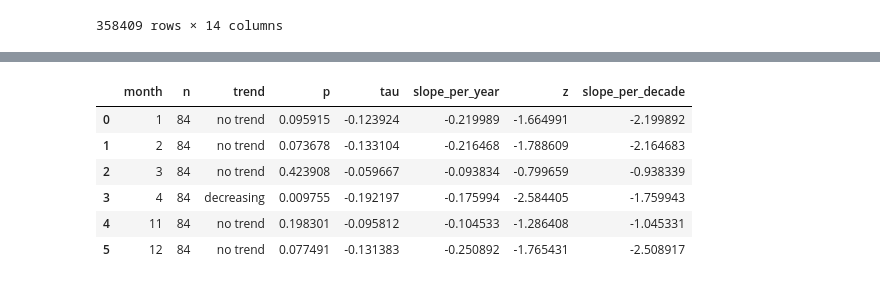
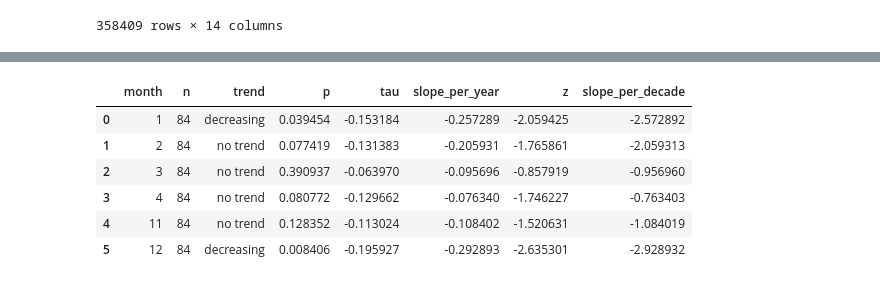
Before and after one commit to Mitch-P-Analyst/Europe_Snowpack_Depths, a Jupyter notebook: Part_2_EDA.ipynb, the cells around one changed output, grey strips where cells are left out. Drawn from its saved outputs; the diff is of its cells as text; code cells hidden in the pictures.

Commit message:
EDA Continue #3

```diff
--- a/Part_2_EDA.ipynb
+++ b/Part_2_EDA.ipynb
@@ -374,0 +493,37 @@ snow_recordings
+# %%
+
+rows = []
+
+# 1) aggregate: mean snow depth per (country, year)
+df_agg = (snow_recordings
+          .groupby(['country','year'])['hnsum']
+          .mean()
+          .reset_index())
+
+for c, g in df_agg.groupby('country'):
+    # 2) series
+    g = g.sort_values('year')
+    x = g['hnsum'].to_numpy(dtype=float)
+    x = x[~np.isnan(x)]
+    n = len(x)
+
+    if n < 15:
+        rows.append({'country': c, 'n': n, 'variant': 'original',
+                     'trend': 'insufficient', 'p': np.nan, 'tau': np.nan,
+                     'slope_per_year': np.nan})
+        continue
+
+    # # 3a) MK original
+    # res1 = mk.original_test(x)
+    # rows.append({'country': c, 'n': n, 'variant': 'original',
+    #              'trend': res1.trend, 'p': res1.p, 'tau': res1.Tau,
+    #              'slope_per_year': res1.slope, 'slope_per_decade': res1.slope*10})
+
+    # 3b) MK Hamed–Rao (autocorr-adjusted)
+    res2 = mk.hamed_rao_modification_test(x)
+    rows.append({'country': c, 'n': n, 'variant': 'hamed_rao',
+                 'trend': res2.trend, 'p': res2.p, 'tau': res2.Tau,
+                 'slope_per_year': res2.slope, 'slope_per_decade': res2.slope*10})
+
+mk_country_simple = pd.DataFrame(rows).sort_values(['country','variant']).reset_index(drop=True)
+mk_country_simple
@@ -444,20 +605,20 @@ def mann_kendall_by_group(
 # %%
 mk_month = mann_kendall_by_group(
     snow_recordings,
     group_cols=['month'],
     time_col='year',
     value_col='hnsum',
-    agg='mean',
+    agg='median',
     min_length=15,
     variant='original',
     slope_per='decade'
 )
 mk_month
 # %% [output]
 |  | month | n | trend | p | tau | slope_per_year | z | slope_per_decade |
-| 0 | 1 | 84 | no trend | 0.095915 | -0.123924 | -0.219989 | -1.664991 | -2.199892 |
-| 1 | 2 | 84 | no trend | 0.073678 | -0.133104 | -0.216468 | -1.788609 | -2.164683 |
-| 2 | 3 | 84 | no trend | 0.423908 | -0.059667 | -0.093834 | -0.799659 | -0.938339 |
-| 3 | 4 | 84 | decreasing | 0.009755 | -0.192197 | -0.175994 | -2.584405 | -1.759943 |
-| 4 | 11 | 84 | no trend | 0.198301 | -0.095812 | -0.104533 | -1.286408 | -1.045331 |
-| 5 | 12 | 84 | no trend | 0.077491 | -0.131383 | -0.250892 | -1.765431 | -2.508917 |
+| 0 | 1 | 84 | decreasing | 0.039454 | -0.153184 | -0.257289 | -2.059425 | -2.572892 |
+| 1 | 2 | 84 | no trend | 0.077419 | -0.131383 | -0.205931 | -1.765861 | -2.059313 |
+| 2 | 3 | 84 | no trend | 0.390937 | -0.063970 | -0.095696 | -0.857919 | -0.956960 |
+| 3 | 4 | 84 | no trend | 0.080772 | -0.129662 | -0.076340 | -1.746227 | -0.763403 |
+| 4 | 11 | 84 | no trend | 0.128352 | -0.113024 | -0.108402 | -1.520631 | -1.084019 |
+| 5 | 12 | 84 | decreasing | 0.008406 | -0.195927 | -0.292893 | -2.635301 | -2.928932 |
```
Also changed, not shown: parts of 20 cells of this notebook.
